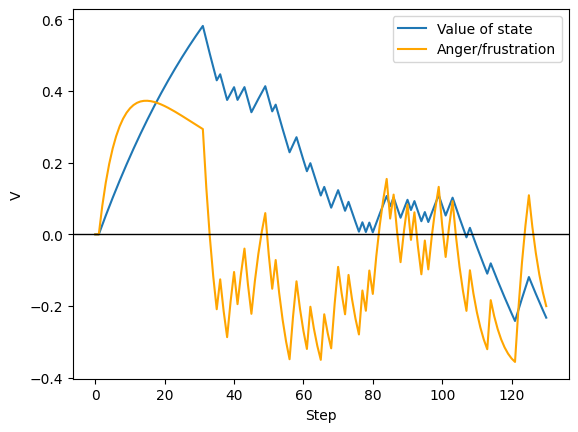
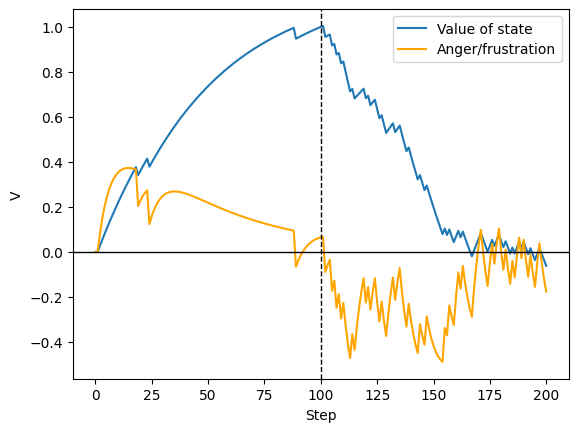
Unified diff of the notebook cell whose output changed from the first chart to the second:
--- before
+++ after
@@ -12,5 +12,6 @@
 # g.set(title="Anger and aggressive action",
 #       ylabel="Value");
-plt.axhline(y=0, color='black', linewidth=1)  # horizontal line at y=0
+plt.axhline(y=0, color='black', linewidth=1)
+plt.axvline(x=100, color='black', linewidth=1, linestyle="--")
 
 # plt.xlim(0, 130)

Commit: update